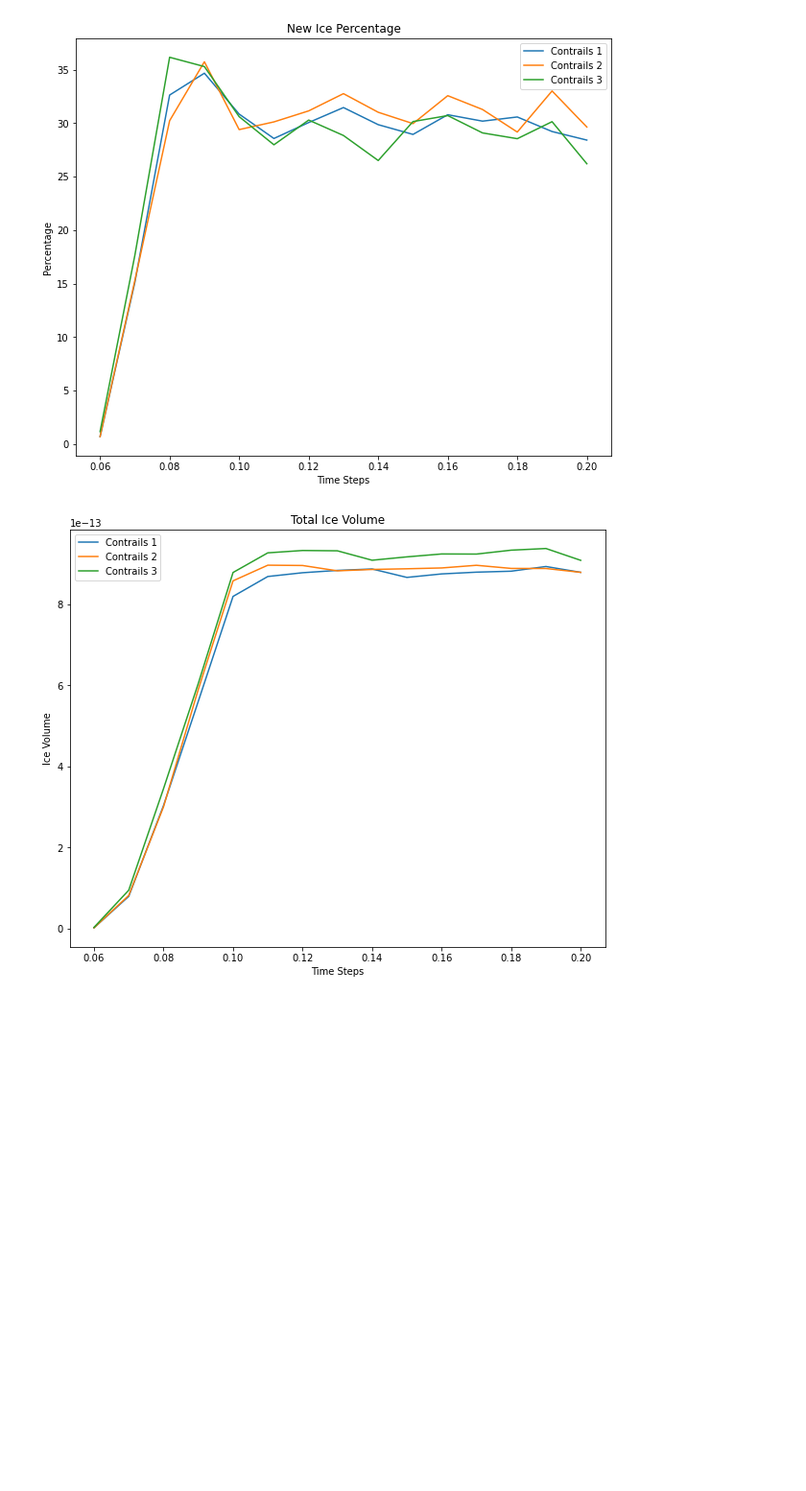
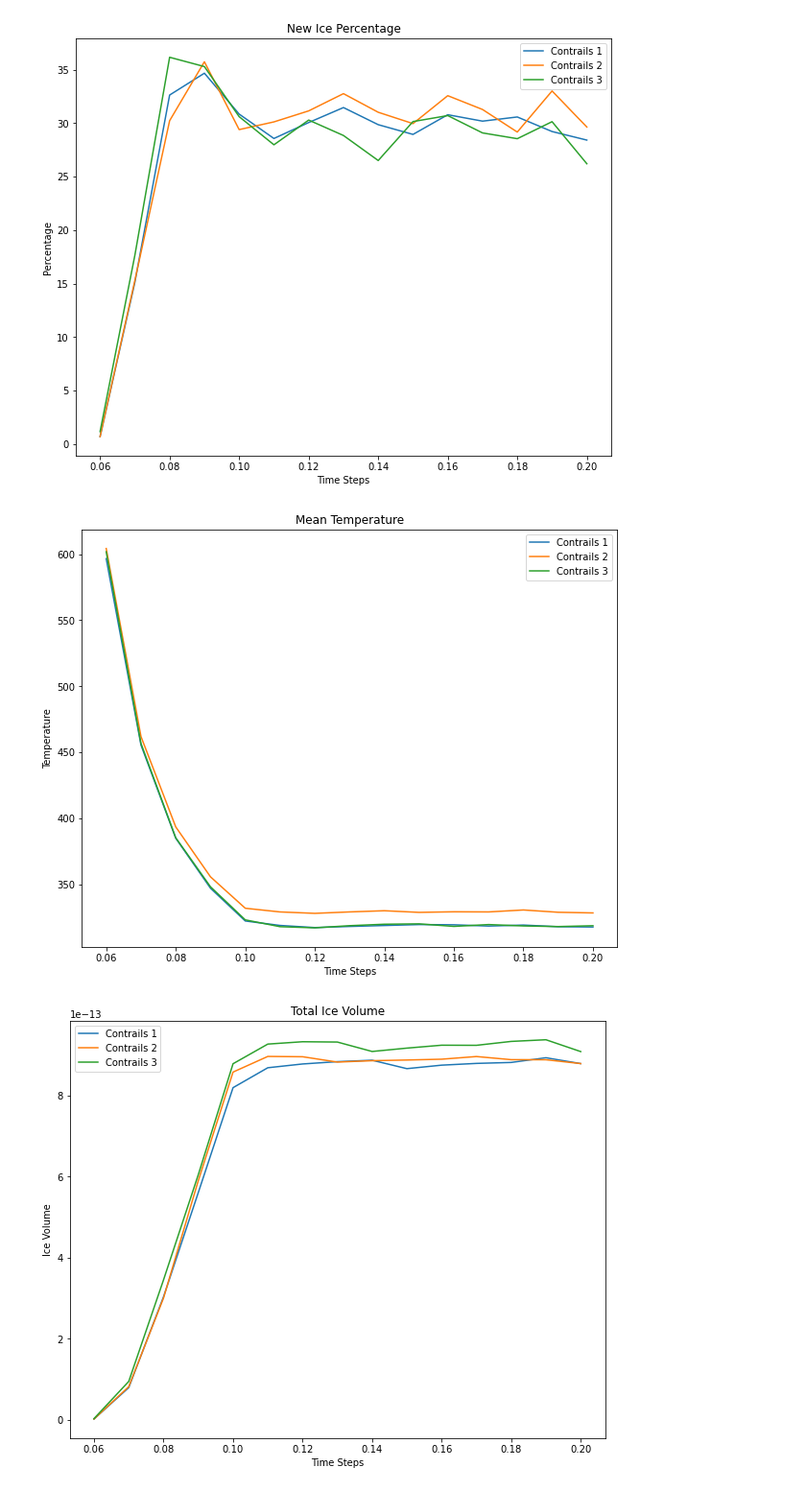
Before and after one commit to nafiul-nipu/Contrails-Python, a Jupyter notebook: contrails preprocessing/IceDataVisualization.ipynb, the cells around one changed output. Shown at 96% size. Saved outputs shown, nothing was run; the diff lists cells and outputs as text; code cells hidden in the pictures; blank space fills up the shorter version.

Commit message:
plots added

```diff
--- a/contrails preprocessing/IceDataVisualization.ipynb
+++ b/contrails preprocessing/IceDataVisualization.ipynb
@@ -132,6 +132,22 @@ plt.legend()
 plt.show()
 # %% [output]
 [figure]
+# %%
+fig = plt.figure(figsize=(10,8))
+# plt.set_title('Total Ice Percentange')
+plt.plot(contrails1.Temp, label = "Contrails 1")
+plt.plot(contrails2.Temp, label = "Contrails 2")
+plt.plot(contrails3.Temp, label = "Contrails 3")
+# Set the x axis label of the current axis.
+plt.xlabel('Time Steps')
+# Set the y axis label of the current axis.
+plt.ylabel('Temperature')
+# Set a title
+plt.title('Mean Temperature')
+plt.legend()
+plt.show()
+# %% [output]
+[figure, added]
 # %%
 # fig, (ax1, ax2, ax3) = plt.subplots(3, figsize=(10,15))
 # ax1.plot(contrails1.IceVolume)
```
Also changed, not shown: parts of 2 cells of this notebook.
